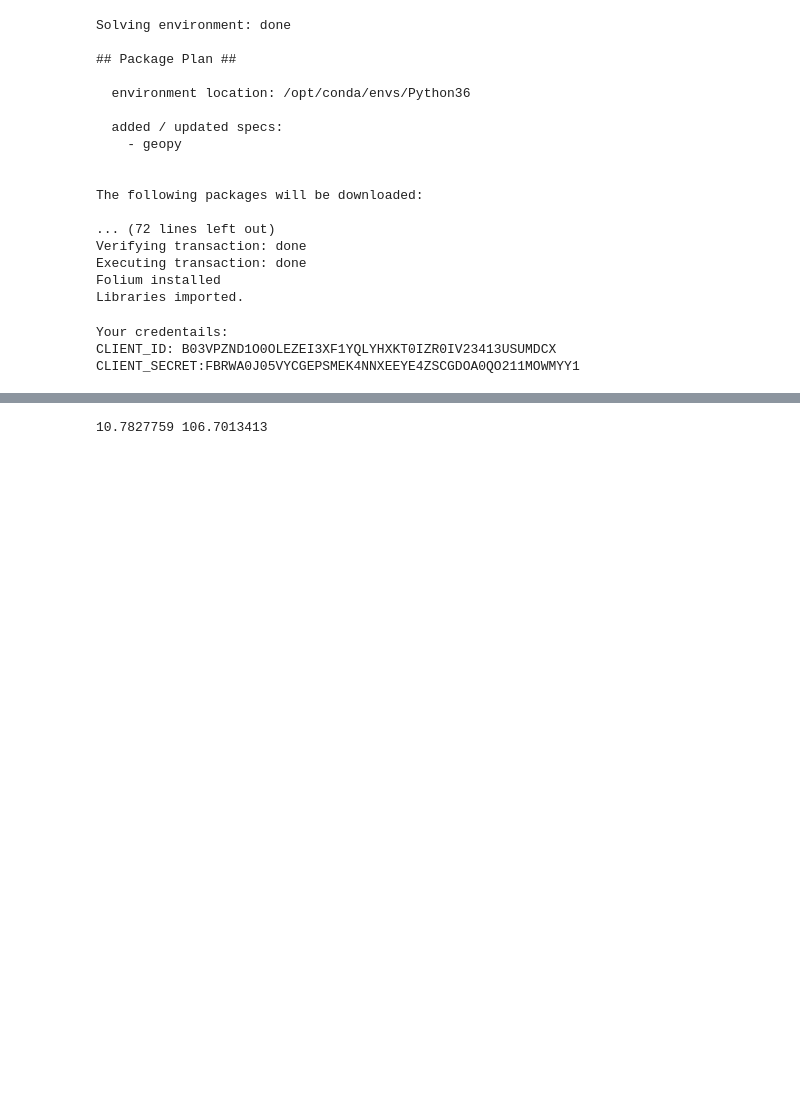
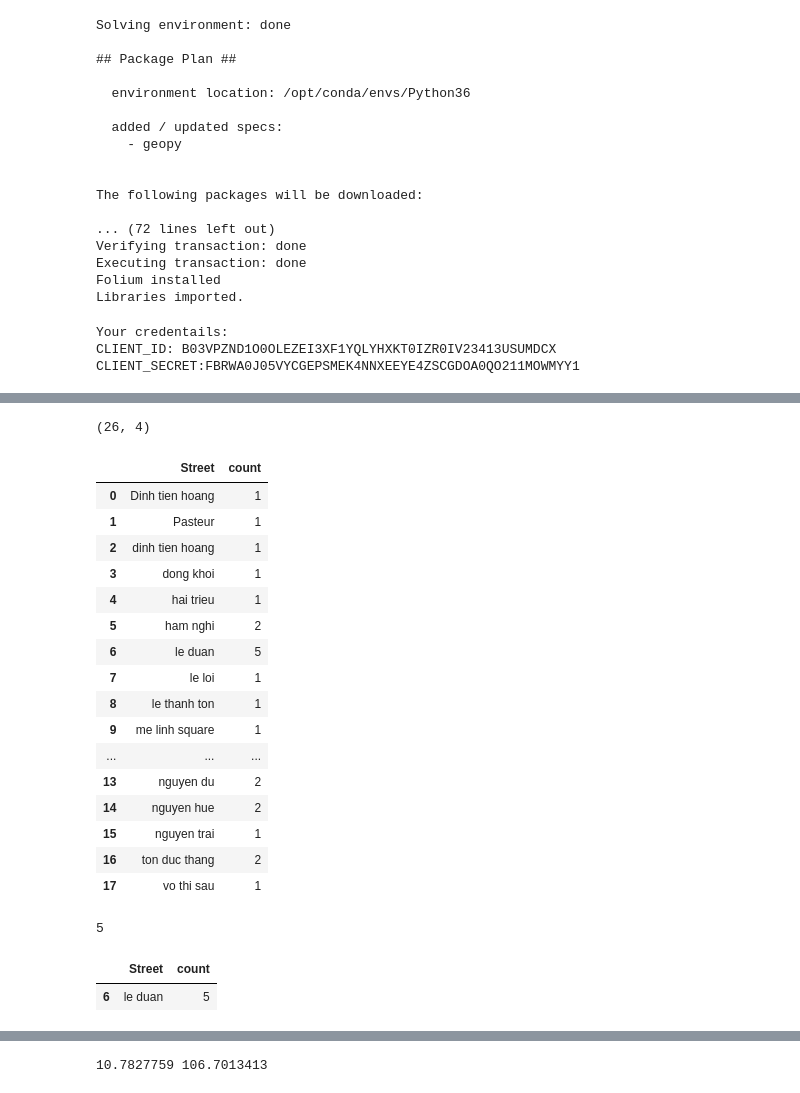
Before and after one commit to Phungngo13/github-example, a Jupyter notebook: Course9-W4-The Battle of Neighborhoods.ipynb, the cells around one changed output, grey strips where cells are left out. Drawn from its saved outputs; the diff is of its cells as text; code cells hidden in the pictures; blank space fills up the shorter version.

```diff
--- a/Course9-W4-The Battle of Neighborhoods.ipynb
+++ b/Course9-W4-The Battle of Neighborhoods.ipynb
@@ -78,0 +112,34 @@ CLIENT_SECRET:FBRWA0J05VYCGEPSMEK4NNXEEYE4ZSCGDOA0QO211MOWMYY1
+# %%
+df.shape
+# %% [output]
+(26, 4)
+# %%
+df_count=df.groupby(['Street']).size().reset_index(name='count')
+df_count
+# %% [output]
+|  | Street | count |
+| 0 | Dinh tien hoang | 1 |
+| 1 | Pasteur | 1 |
+| 2 | dinh tien hoang | 1 |
+| 3 | dong khoi | 1 |
+| 4 | hai trieu | 1 |
+| 5 | ham nghi | 2 |
+| 6 | le duan | 5 |
+| 7 | le loi | 1 |
+| 8 | le thanh ton | 1 |
+| 9 | me linh square | 1 |
+| ... | ... | ... |
+| 13 | nguyen du | 2 |
+| 14 | nguyen hue | 2 |
+| 15 | nguyen trai | 1 |
+| 16 | ton duc thang | 2 |
+| 17 | vo thi sau | 1 |
+# %%
+count.max()
+# %% [output]
+5
+# %%
+df_count.loc[df_count['count']==5]
+# %% [output]
+|  | Street | count |
+| 6 | le duan | 5 |
```
Also changed, not shown: parts of 21 cells of this notebook.
